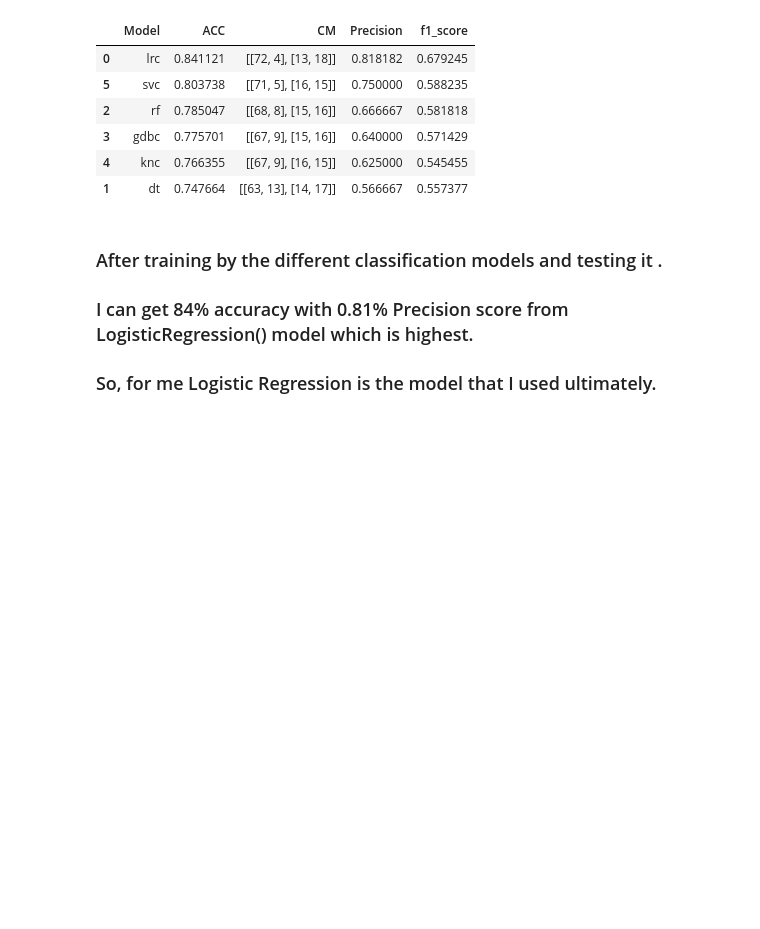
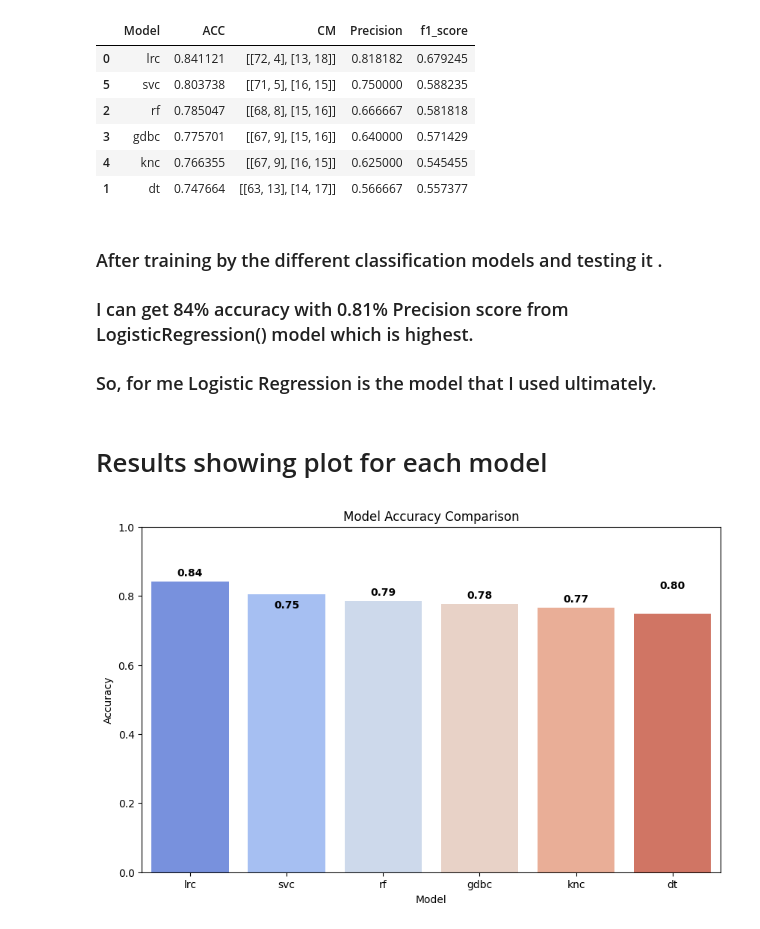
Before and after one commit to dinislamweb/diabetics-prediction-, a Jupyter notebook: diabetes_updated.ipynb, the cells around one changed output. Cells and saved outputs as stored; diff of their text form; code cells hidden in the pictures; blank space fills up the shorter version.

Commit message:
results plot added

```diff
--- a/diabetes_updated.ipynb
+++ b/diabetes_updated.ipynb
@@ -600,3 +600,17 @@ results_df
 ### After training by the different classification models and testing it .
 ### I can get 84% accuracy with 0.81% Precision score from LogisticRegression() model which is highest.
 ### So, for me Logistic Regression is the model that I used ultimately.
+# %% [markdown]
+# Results showing plot for each model
+# %%
+plt.figure(figsize=(10, 6))
+sns.barplot(data=results_df, x='Model', y='ACC', palette='coolwarm')
+plt.title('Model Accuracy Comparison')
+plt.ylabel('Accuracy')
+plt.xlabel('Model')
+plt.ylim(0, 1)
+for index, row in results_df.iterrows():
+    plt.text(index, row['ACC'] + 0.01, f"{row['ACC']:.2f}", ha='center', va='bottom', fontsize=10, fontweight='bold', color='black')
+plt.show()
+# %% [output]
+[figure, added]
```
Also changed, not shown: parts of 1 cell of this notebook.
